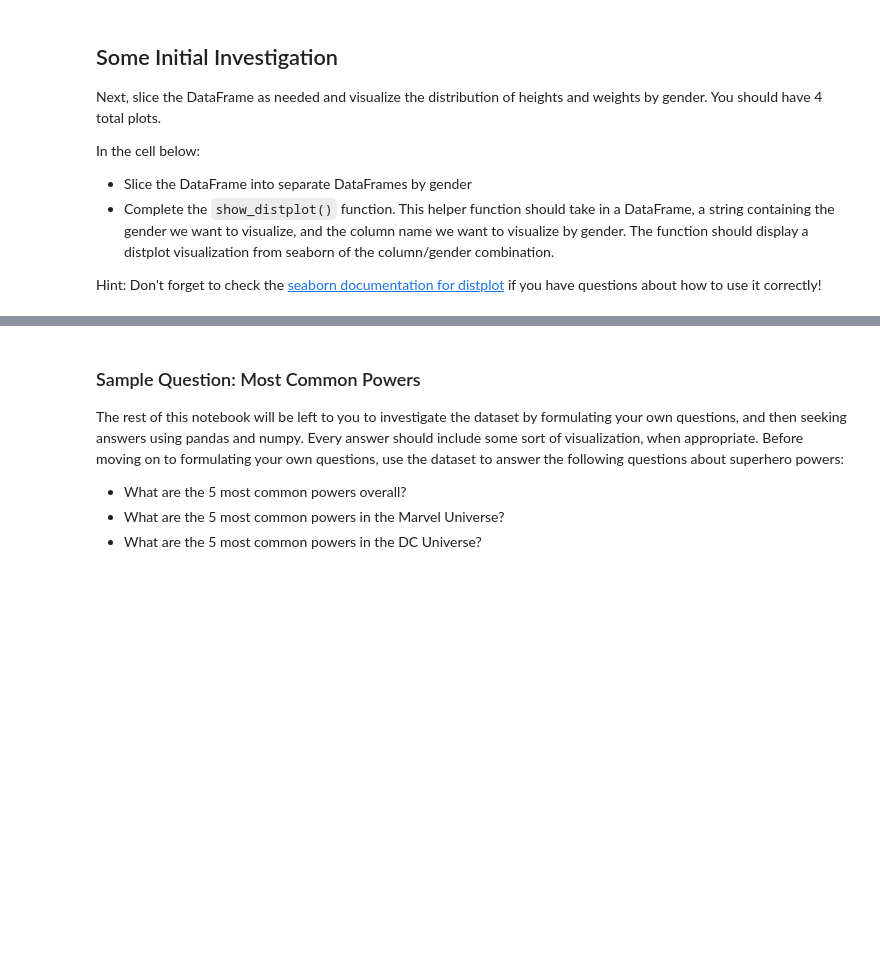
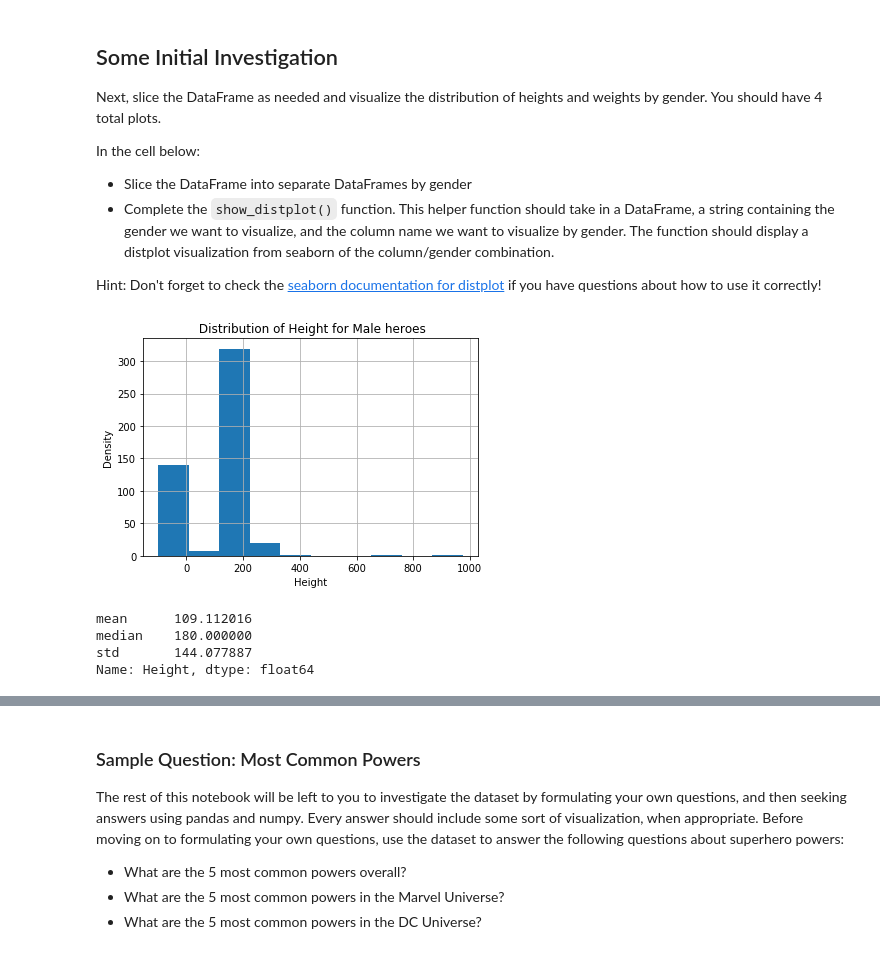
Before and after one commit to lauren-esser/Data-Cleaning-Project, a Jupyter notebook: index.ipynb, the cells around one changed output, grey strips where cells are left out. Saved outputs shown, nothing was run; the diff lists cells and outputs as text; code cells hidden in the pictures; blank space fills up the shorter version.

```diff
--- a/index.ipynb
+++ b/index.ipynb
@@ -353,4 +332,0 @@ Name: Publisher, dtype: float64
-# %%
-heroes_df['Weight'] = heroes_df['Weight'].fillna(value = heroes_df['Weight'].median())
-# %%
-heroes_df = heroes_df[~heroes_df['Publisher'].isna()]
@@ -408,0 +405,9 @@ heroes_df.head()
+# %%
+rel_prob = [.31, .17, .10, .06]
+prob = [i/sum(rel_prob) for i in rel_prob]
+def impute_eye_color(value):
+    if value== 'NaN':
+        return np.random.choice(['blue', 'brown', 'green', 'red'], p=prob)
+    else:
+        return value
+heroes_df['Eye color'] = heroes_df['Eye color'].map(lambda x: impute_eye_color(x))
@@ -502,0 +504,21 @@ def show_distplot(dataframe, gender, column_name):
+# %%
+male_heroes_df = heroes_df[heroes_df['Gender'] == 'Male']
+female_heroes_df = heroes_df[heroes_df['Gender'] == 'Female']
+
+def show_distplot(dataframe, gender, column_name):
+    plt.plot()
+    dataframe[column_name].hist()
+    plt.xlabel(column_name)
+    plt.ylabel('Density')
+    plt.title(f' Distribution of {column_name} for {gender} heroes')
+    plt.show()
+# %%
+# Male Height
+show_distplot(male_heroes_df, 'Male', 'Height')
+print(male_heroes_df['Height'].apply(['mean', 'median', 'std']))
+# %% [output]
+[figure, added]
+mean      109.112016
+median    180.000000
+std       144.077887
+Name: Height, dtype: float64
```
Also changed, not shown: parts of 33 cells of this notebook.
